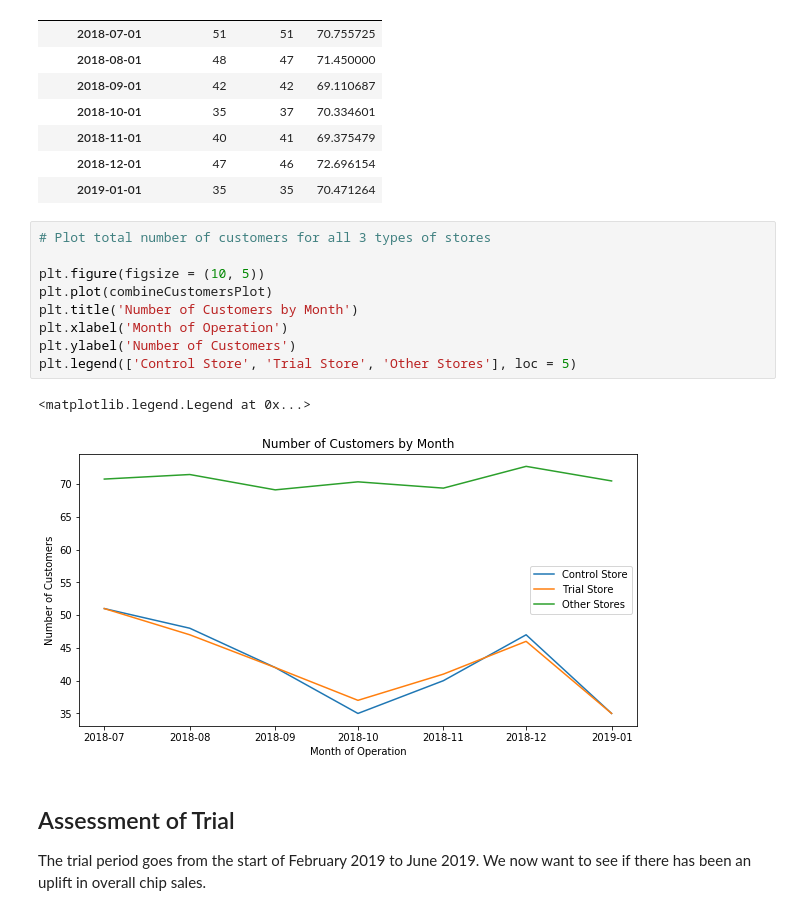
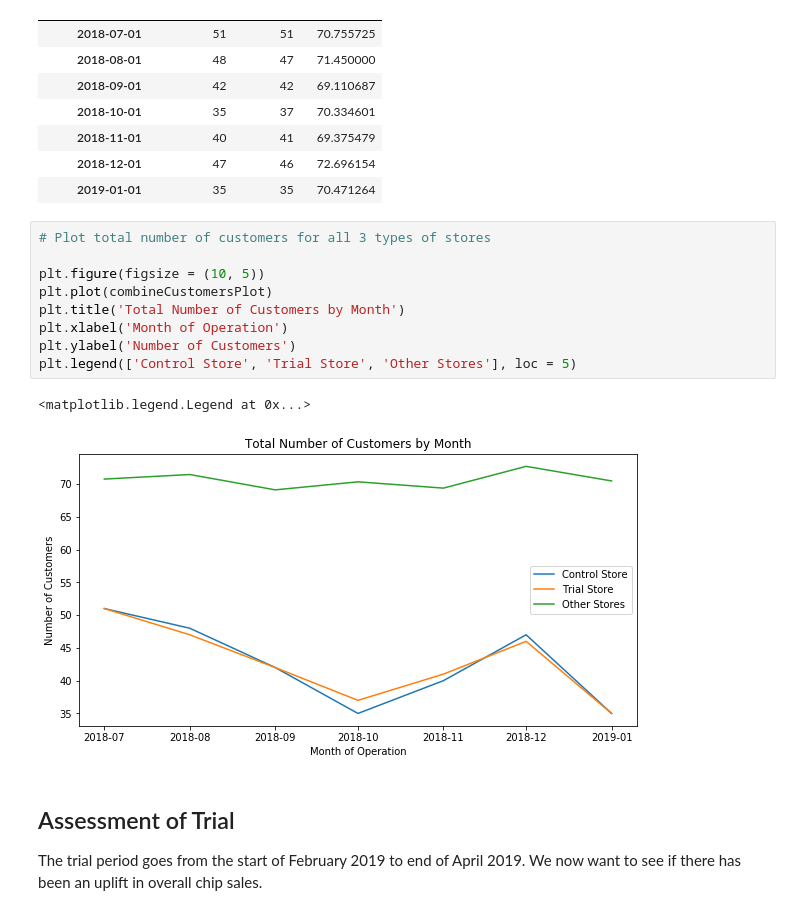
Before and after one commit to Johnson-a-hash/quantium-virtual-program, a Jupyter notebook: Quantium Module 2.ipynb, the cells around one changed output. Saved outputs shown, nothing was run; the diff lists cells and outputs as text.

```diff
--- a/Quantium Module 2.ipynb
+++ b/Quantium Module 2.ipynb
@@ -610,16 +619,16 @@ combineCustomersPlot
 # %%
 # Plot total number of customers for all 3 types of stores
 
 plt.figure(figsize = (10, 5))
 plt.plot(combineCustomersPlot)
-plt.title('Number of Customers by Month')
+plt.title('Total Number of Customers by Month')
 plt.xlabel('Month of Operation')
 plt.ylabel('Number of Customers')
 plt.legend(['Control Store', 'Trial Store', 'Other Stores'], loc = 5)
 # %% [output]
 <matplotlib.legend.Legend at 0x...>
-[figure, old version]
+[figure, new version]
 # %% [markdown]
 ## Assessment of Trial
 
-The trial period goes from the start of February 2019 to June 2019. We now want to see if there has been an uplift in overall chip sales.
+The trial period goes from the start of February 2019 to end of April 2019. We now want to see if there has been an uplift in overall chip sales.
```
Also changed, not shown: parts of 16 cells of this notebook.
